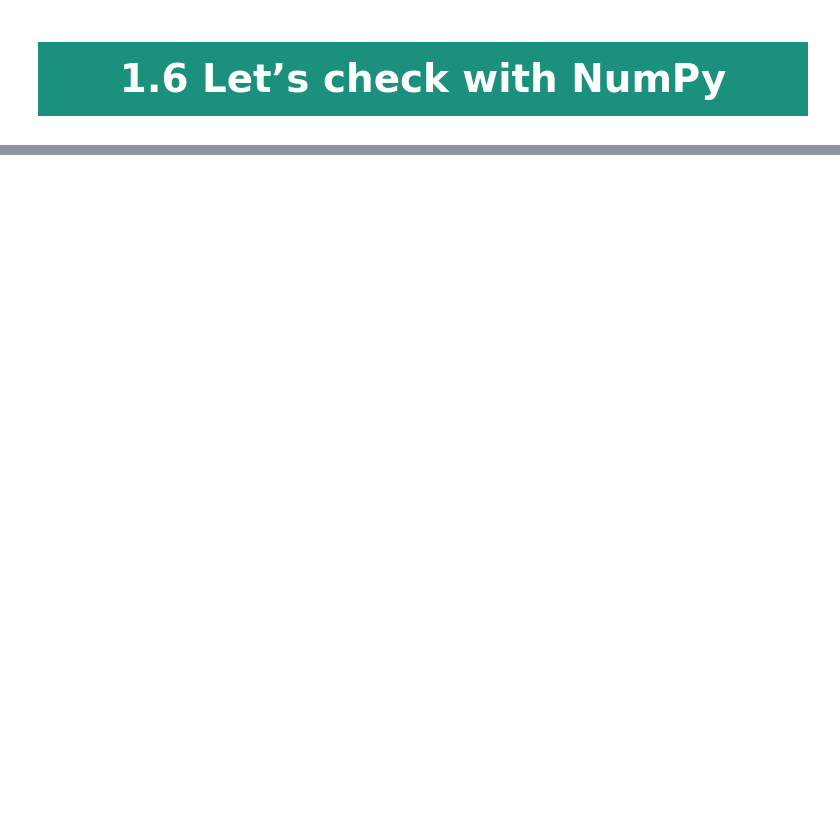
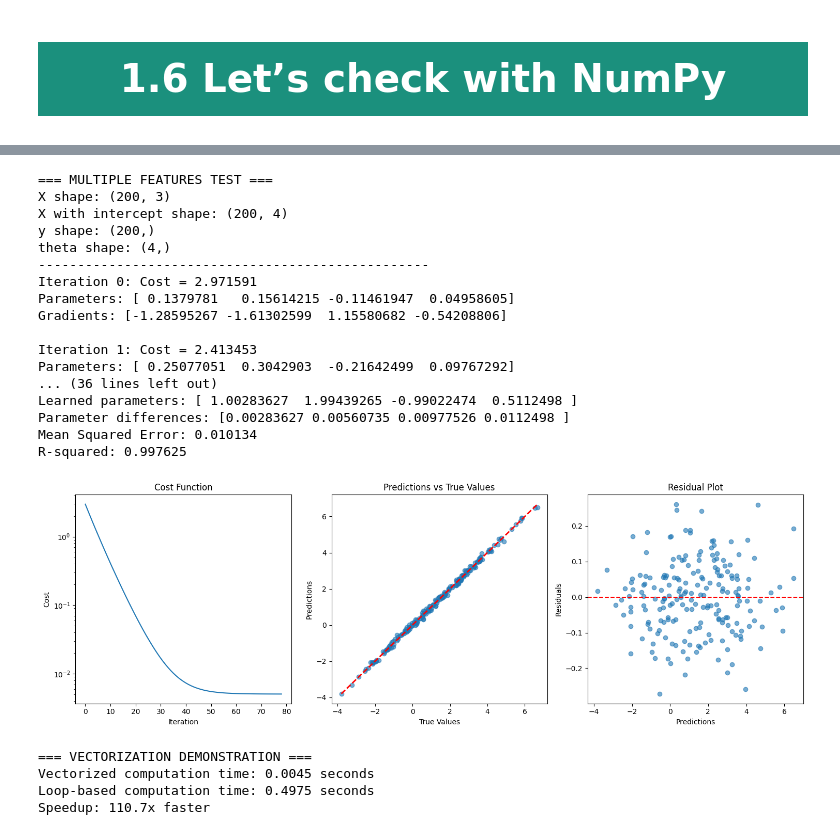
Before and after one commit to MELAI-1/MY-PROJECT, a Jupyter notebook: machine-learning/Melvin_ml_t1.ipynb, the cells around one changed output, grey strips where cells are left out. Saved outputs shown, nothing was run; the diff lists cells and outputs as text; code cells hidden in the pictures; blank space fills up the shorter version.

Commit message:
updated the tutorial one

```diff
--- a/machine-learning/Melvin_ml_t1.ipynb
+++ b/machine-learning/Melvin_ml_t1.ipynb
@@ -77,7 +81,7 @@ For this turorial, we will be using the following libraries:
 <a id="data1"></a>
 # <p style="background-color: #1b907d; font-family:Avantgarde; color:#ffffff; font-size:150%; text-align:center; border-radius:200px 30px; overflow:hidden; padding:17px">1.1. Get the data</p>
 # %%
-df = pd.read_csv('/content/drive/MyDrive/intro_ML_data/ml_tutorial_1.csv')
+df = pd.read_csv('/content/gdrive/MyDrive/intro_ML_data/ml_tutorial_1.csv')
 df.head()
 # %% [output]
 |  | x | y |
@@ -104,0 +207,22 @@ plt.tight_layout()
+# %%
+# residual function
+def get_residuals(thetas, x, y):
+    """
+    Calculates the residuals (difference between predicted and observed values).
+
+    Parameters
+    ----------
+    thetas : array-like
+        [theta_0, theta_1] where theta_0 is the intercept and theta_1 is the slope.
+    x : array-like
+        Input feature, shape (m_samples,).
+    y : array-like
+        True values, shape (m_samples,).
+
+    Returns
+    -------
+    residuals : array
+        Residuals, shape (m_samples,).
+    """
+    predictions = h_linear_single_feature(thetas, x)
+    return predictions - y
@@ -105,3 +245,20 @@ plt.tight_layout()
 # %% [markdown]
 <a id="linearloop1"></a>
 # <p style="background-color: #1b907d; font-family:Avantgarde; color:#ffffff; font-size:150%; text-align:center; border-radius:200px 30px; overflow:hidden; padding:17px">1.4 Linear Regressor Loop</p>
+# %%
+def should_print_iteration(iter_index, first_step, second_step, index_changing_step):
+    """
+    Trigger a print if iter_index matches step rules:
+    print every `first_step` iterations before `index_changing_step`,
+    then every `second_step` iterations afterwards.
+    """
+    if first_step <= 0 or second_step <= 0:
+        raise ValueError("Steps must be positive integers.")
+
+    if iter_index == 0:
+        return True  # Always print at the first iteration
+
+    if iter_index <= index_changing_step:
+        return iter_index % first_step == 0
+    else:
+        return iter_index % second_step == 0
@@ -111,3 +461,5 @@ plt.tight_layout()
 # %% [markdown]
 <a id="check1"></a>
 # <p style="background-color: #1b907d; font-family:Avantgarde; color:#ffffff; font-size:150%; text-align:center; border-radius:200px 30px; overflow:hidden; padding:17px">1.6  Let’s check with NumPy</p>
+# %%
+slope, intercept = np.polyfit(x, y, deg=1)
@@ -119,0 +825,28 @@ plt.tight_layout()
+# %%
+test_multiple_features()
+# %% [output]
+=== MULTIPLE FEATURES TEST ===
+X shape: (200, 3)
+X with intercept shape: (200, 4)
+y shape: (200,)
+theta shape: (4,)
+--------------------------------------------------
+Iteration 0: Cost = 2.971591
+Parameters: [ 0.1379781   0.15614215 -0.11461947  0.04958605]
+Gradients: [-1.28595267 -1.61302599  1.15580682 -0.54208806]
+
+Iteration 1: Cost = 2.413453
+Parameters: [ 0.25077051  0.3042903  -0.21642499  0.09767292]
+... (36 lines left out)
+Learned parameters: [ 1.00283627  1.99439265 -0.99022474  0.5112498 ]
+Parameter differences: [0.00283627 0.00560735 0.00977526 0.0112498 ]
+Mean Squared Error: 0.010134
+R-squared: 0.997625
+[figure, added]
+# %%
+demonstrate_vectorization_benefits()
+# %% [output]
+=== VECTORIZATION DEMONSTRATION ===
+Vectorized computation time: 0.0045 seconds
+Loop-based computation time: 0.4975 seconds
+Speedup: 110.7x faster
```
Also changed, not shown: parts of 29 cells of this notebook.
